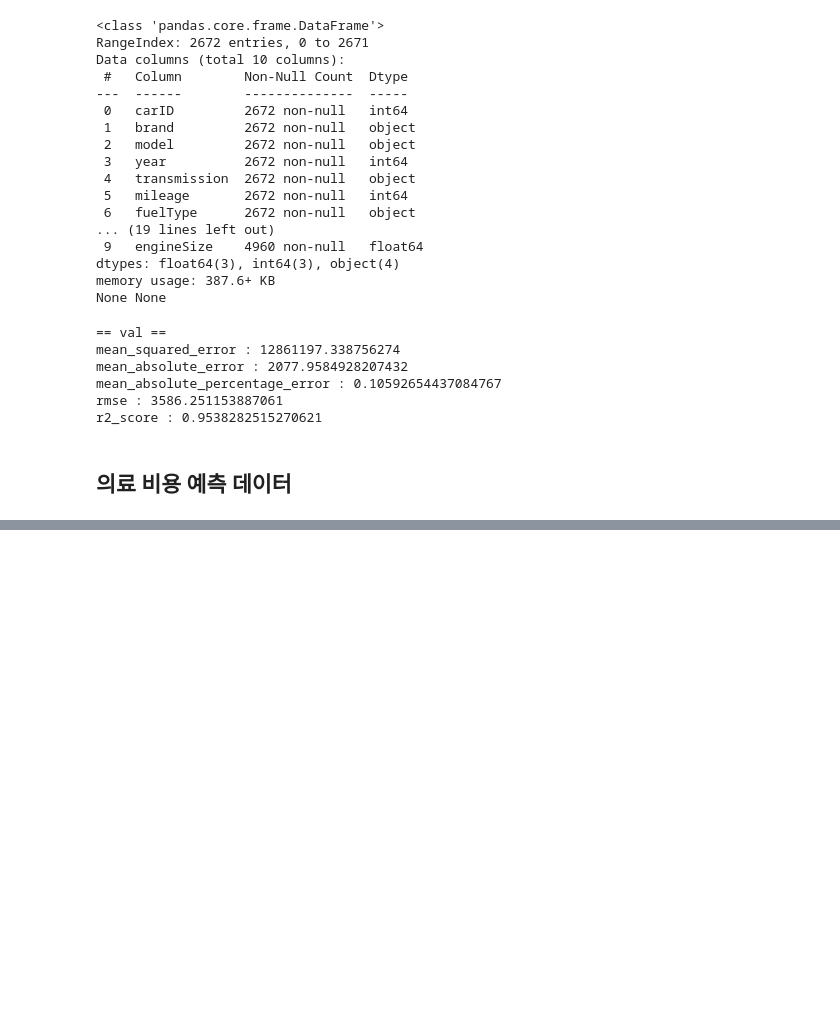
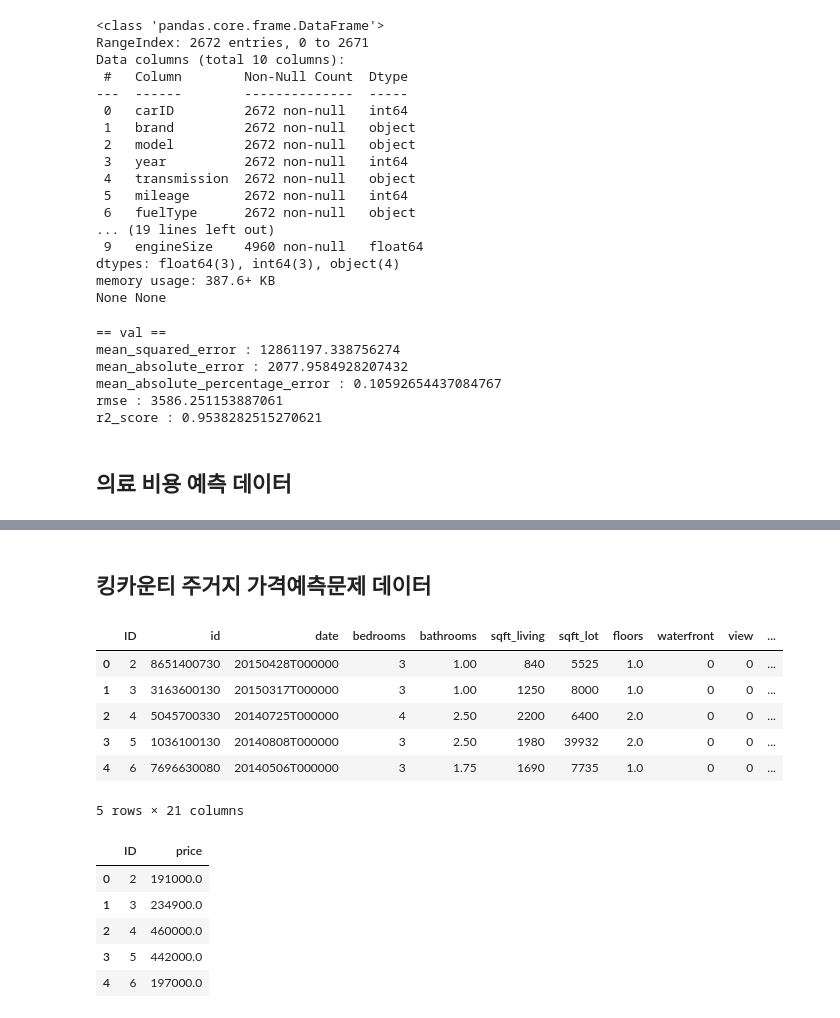
Before and after one commit to Naseungju/-_-, a Jupyter notebook: 2유형_연습2.ipynb, the cells around one changed output, grey strips where cells are left out. Drawn from its saved outputs; the diff is of its cells as text; code cells hidden in the pictures; blank space fills up the shorter version.

```diff
--- a/2유형_연습2.ipynb
+++ b/2유형_연습2.ipynb
@@ -210,0 +298,26 @@ r2_score : 0.9538282515270621
+# %% [markdown]
+## 킹카운티 주거지 가격예측문제 데이터
+# %%
+import pandas as pd
+#데이터 로드
+x_train = pd.read_csv("https://raw.githubusercontent.com/Datamanim/datarepo/main/kingcountyprice/x_train.csv")
+y_train = pd.read_csv("https://raw.githubusercontent.com/Datamanim/datarepo/main/kingcountyprice/y_train.csv")
+x_test= pd.read_csv("https://raw.githubusercontent.com/Datamanim/datarepo/main/kingcountyprice/x_test.csv")
+
+
+display(x_train.head())
+display(y_train.head())
+# %% [output]
+|  | ID | id | date | bedrooms | bathrooms | sqft_living | sqft_lot | floors | waterfront | view | ... |
+| 0 | 2 | 8651400730 | 20150428T000000 | 3 | 1.00 | 840 | 5525 | 1.0 | 0 | 0 | ... |
+| 1 | 3 | 3163600130 | 20150317T000000 | 3 | 1.00 | 1250 | 8000 | 1.0 | 0 | 0 | ... |
+| 2 | 4 | 5045700330 | 20140725T000000 | 4 | 2.50 | 2200 | 6400 | 2.0 | 0 | 0 | ... |
+| 3 | 5 | 1036100130 | 20140808T000000 | 3 | 2.50 | 1980 | 39932 | 2.0 | 0 | 0 | ... |
+| 4 | 6 | 7696630080 | 20140506T000000 | 3 | 1.75 | 1690 | 7735 | 1.0 | 0 | 0 | ... |
+5 rows × 21 columns
+|  | ID | price |
+| 0 | 2 | 191000.0 |
+| 1 | 3 | 234900.0 |
+| 2 | 4 | 460000.0 |
+| 3 | 5 | 442000.0 |
+| 4 | 6 | 197000.0 |
```
Also changed, not shown: parts of 13 cells of this notebook.
